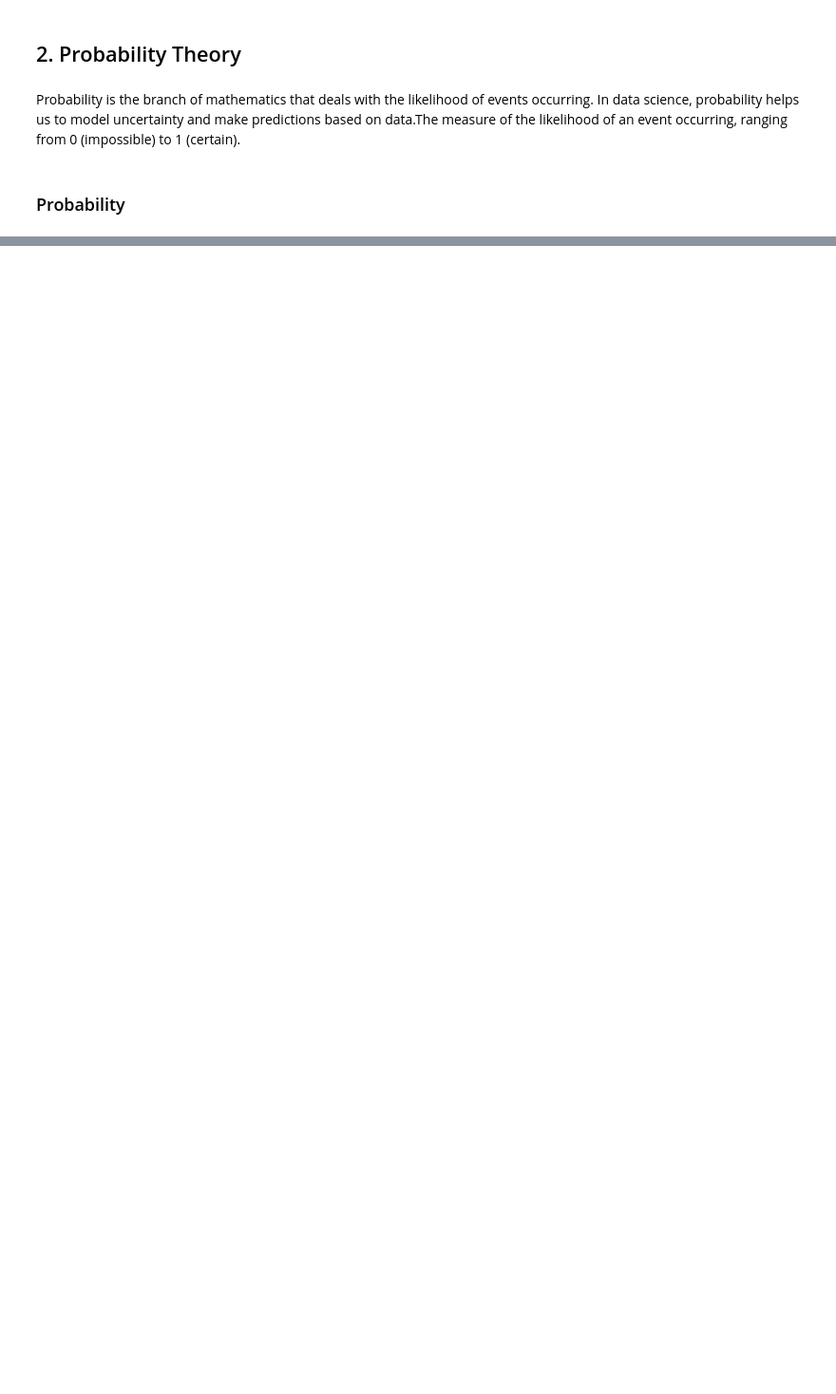
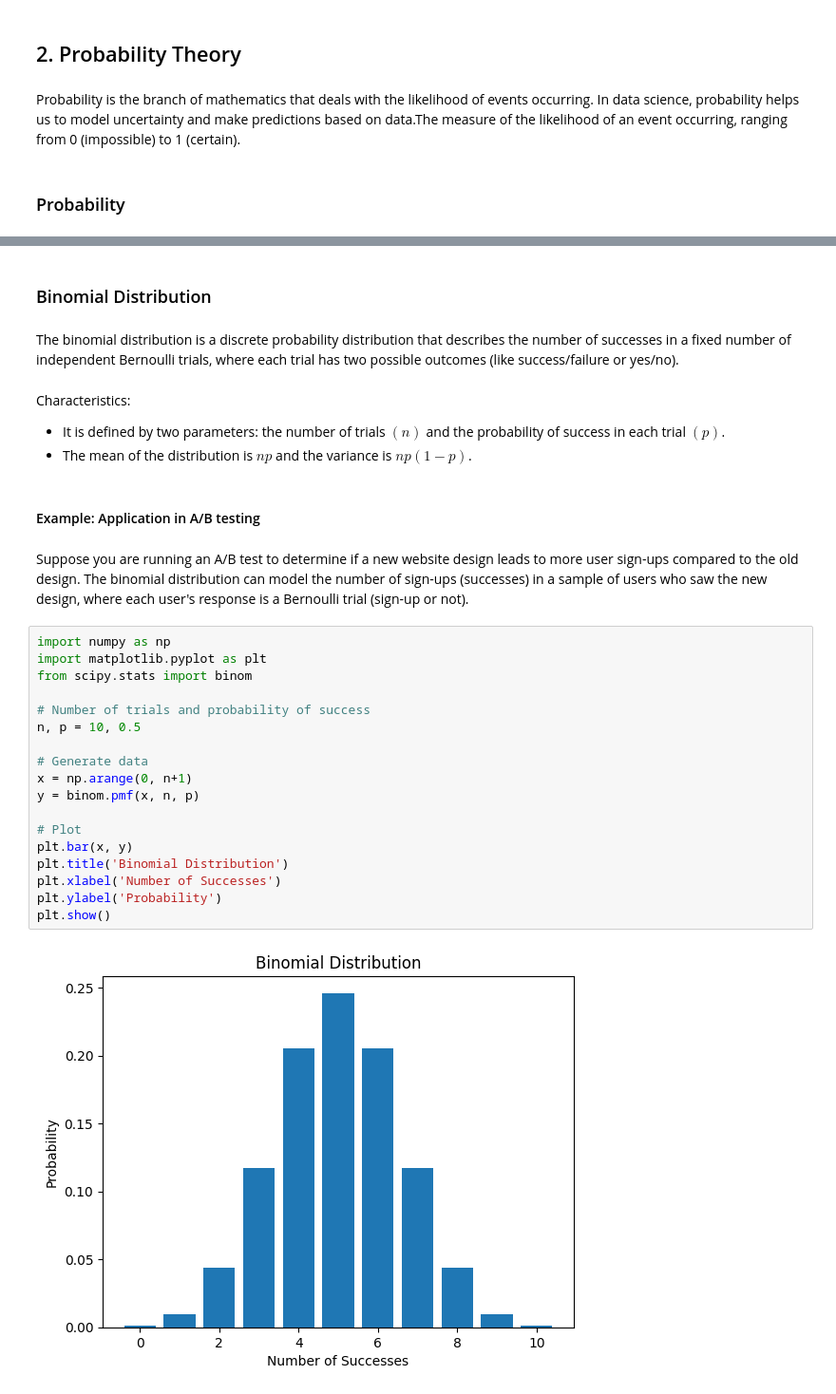
Before and after one commit to ameygawade/DataScience-100-Days-of-Data-Science, a Jupyter notebook: Week 1-2 Setting Up and Fundamentals/Day-6 Introduction to Statistics for Data Science/Day_6_Introduction_to_Statistics_for_Data_Science.ipynb, the cells around one changed output, grey strips where cells are left out. Shown: that part at 95% size. Saved outputs shown, nothing was run; the diff lists cells and outputs as text; blank space fills up the shorter version.

```diff
--- a/Week 1-2 Setting Up and Fundamentals/Day-6 Introduction to Statistics for Data Science/Day_6_Introduction_to_Statistics_for_Data_Science.ipynb
+++ b/Week 1-2 Setting Up and Fundamentals/Day-6 Introduction to Statistics for Data Science/Day_6_Introduction_to_Statistics_for_Data_Science.ipynb
@@ -86,0 +342,33 @@ Probability of drawing an Ace: 0.08
+# %% [markdown]
+### Binomial Distribution
+# %% [markdown]
+The binomial distribution is a discrete probability distribution that describes the number of successes in a fixed number of independent Bernoulli trials, where each trial has two possible outcomes (like success/failure or yes/no).
+# %% [markdown]
+Characteristics:
+
+- It is defined by two parameters: the number of trials $(n)$ and the probability of success in each trial $(p)$.
+- The mean of the distribution is $ 𝑛𝑝 $ and the variance is $ 𝑛𝑝 (1−𝑝) $.
+# %% [markdown]
+#### Example: Application in A/B testing
+# %% [markdown]
+Suppose you are running an A/B test to determine if a new website design leads to more user sign-ups compared to the old design. The binomial distribution can model the number of sign-ups (successes) in a sample of users who saw the new design, where each user's response is a Bernoulli trial (sign-up or not).
+# %%
+import numpy as np
+import matplotlib.pyplot as plt
+from scipy.stats import binom
+
+# Number of trials and probability of success
+n, p = 10, 0.5
+
+# Generate data
+x = np.arange(0, n+1)
+y = binom.pmf(x, n, p)
+
+# Plot
+plt.bar(x, y)
+plt.title('Binomial Distribution')
+plt.xlabel('Number of Successes')
+plt.ylabel('Probability')
+plt.show()
+# %% [output]
+[figure, added]
```
Also changed, not shown: parts of 64 cells of this notebook, 1 other file.
